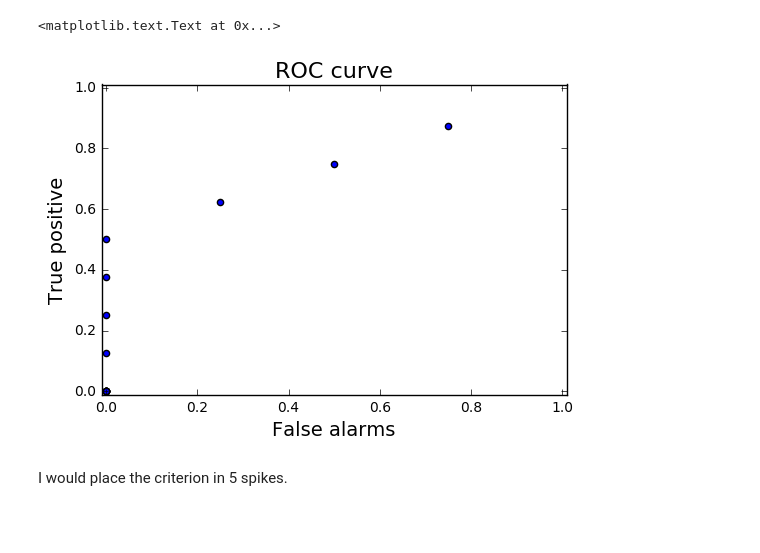
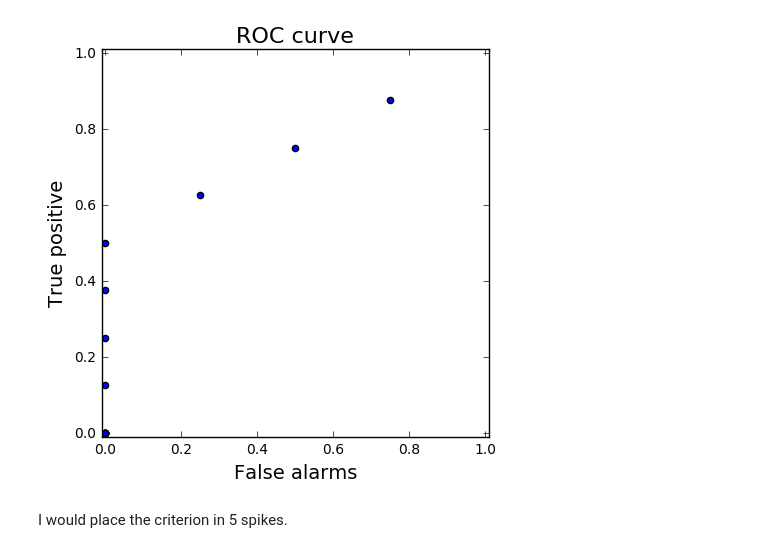
Before and after one commit to PTorr/Decisio-making, a Jupyter notebook: question1.ipynb, the cells around one changed output. Cells and saved outputs as stored; diff of their text form; code cells hidden in the pictures; blank space fills up the shorter version.

```diff
--- a/question1.ipynb
+++ b/question1.ipynb
@@ -6,0 +5,4 @@ import matplotlib.pyplot as plt
+# %%
+def save_maxfig(fig,fig_name):
+    fig.set_size_inches(5, 5)
+    plt.savefig(fig_name,dpi=300)
@@ -7,21 +35,22 @@ import matplotlib.pyplot as plt
 # %%
 H_Noise  = np.array([80.,80.,80.,80.,0,0,0,0,0,0,0,0,0,0,0,0])/320.
 V_Signal = np.array([40.,40.,40.,40.,40.,40.,40.,40.,0,0,0,0,0,0,0,0])/320.
 n = len(H_Noise)
 TP = np.zeros(n)
 FA = np.copy(TP)
 for i in range(0,n):
     TP[i] = np.sum(V_Signal[i+1:])
     FA[i] = np.sum(H_Noise[i+1:])
+fig3 = plt.figure('3')
 plt.scatter(FA,TP)
 plt.xlabel('False alarms',fontsize=14)
 plt.ylabel('True positive',fontsize=14)
 plt.xlim([-0.01,1.01])
 plt.ylim([-0.01,1.01])
 plt.title('ROC curve',fontsize=16)
+save_maxfig(fig3,'fig3')
 # %% [output]
-<matplotlib.text.Text at 0x...>
-[figure, old version]
+[figure, new version]
 # %% [markdown]
 I would place the criterion in 5 spikes.
 # %% [markdown]
```
Also changed, not shown: parts of 5 cells of this notebook, 8 other files.
